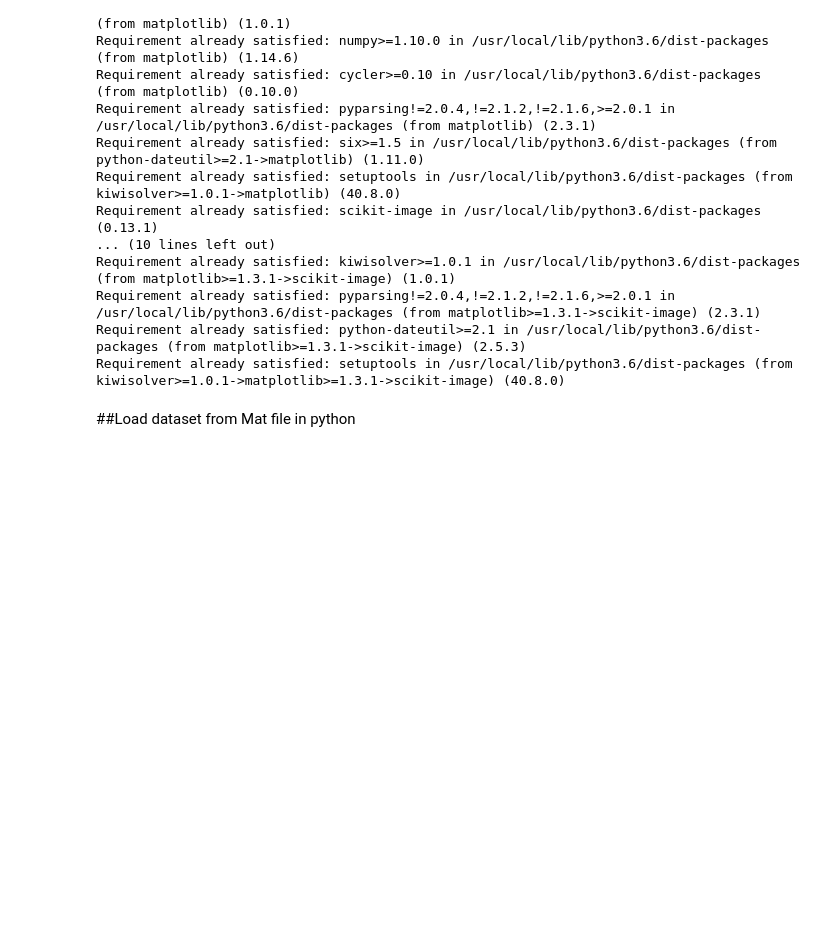
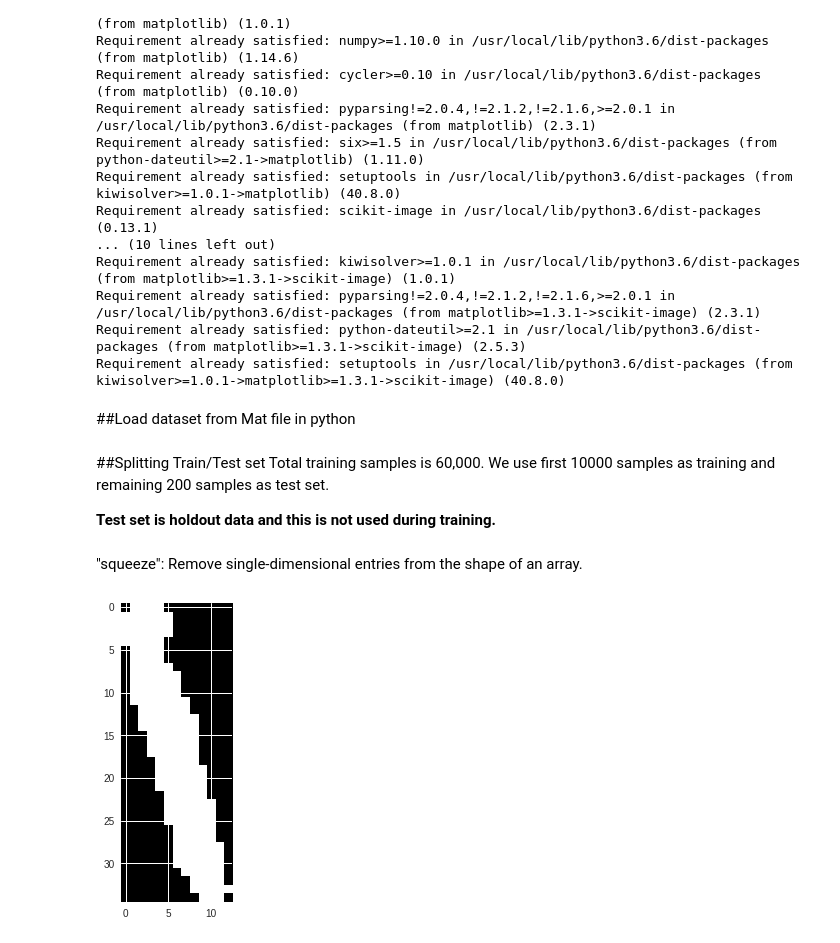
Before and after one commit to hkhojasteh/Personal-Blog, a Jupyter notebook: introduction-to-deep-learning-with-keras-workshop/01_Introduction_to_Deep_Learning_with_Keras_Workshop.ipynb, the cells around one changed output. Drawn from its saved outputs; the diff is of its cells as text; code cells hidden in the pictures; blank space fills up the shorter version.

```diff
--- a/introduction-to-deep-learning-with-keras-workshop/01_Introduction_to_Deep_Learning_with_Keras_Workshop.ipynb
+++ b/introduction-to-deep-learning-with-keras-workshop/01_Introduction_to_Deep_Learning_with_Keras_Workshop.ipynb
@@ -190,3 +190,21 @@ from skimage.transform import resize
 # %%
 #load dataset
 dataset = io.loadmat('./dataset/Data_hoda_full.mat')
+# %% [markdown]
+##Splitting Train/Test set
+Total training samples is 60,000. We use first 10000 samples as training and remaining 200 samples as test set.
+
+**Test set is holdout data and this is not used during training.**
+# %%
+#test and training set
+X_train_orginal = np.squeeze(dataset['Data'][:1000])
+y_train = np.squeeze(dataset['labels'][:1000])
+X_test_original = np.squeeze(dataset['Data'][1000:1200])
+y_test = np.squeeze(dataset['labels'][1000:1200])
+# %% [markdown]
+"squeeze": Remove single-dimensional entries from the shape of an array.
+# %%
+plt.imshow(X_train_orginal[999], cmap='gray')
+plt.show()
+# %% [output]
+[figure, added]
```
Also changed, not shown: parts of 5 cells of this notebook.
